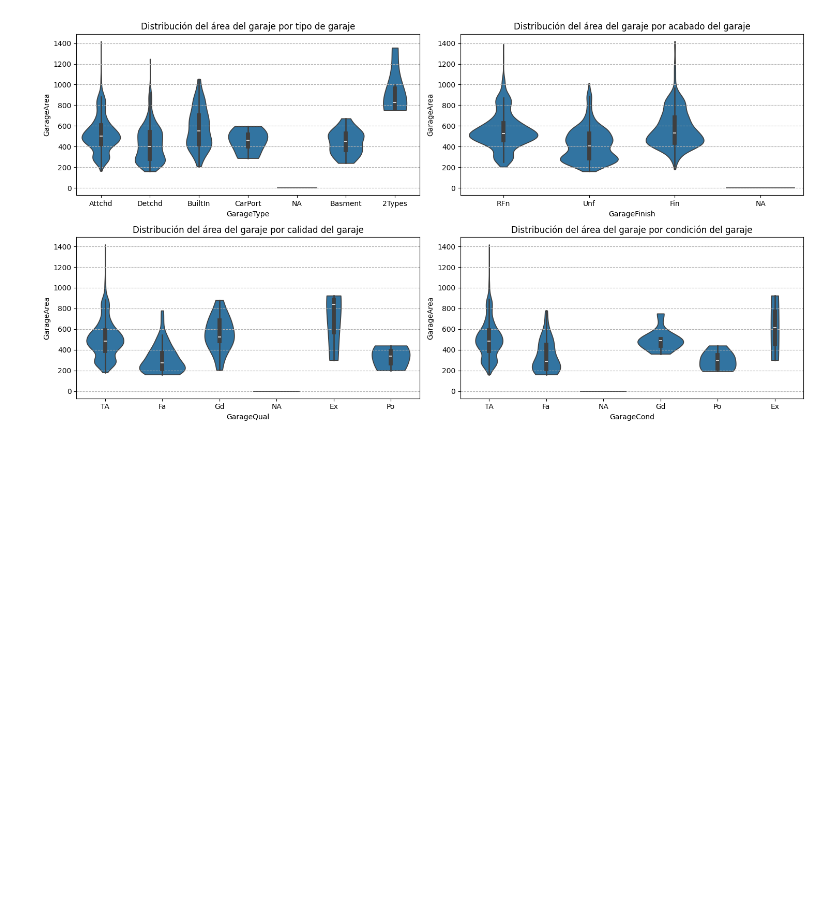
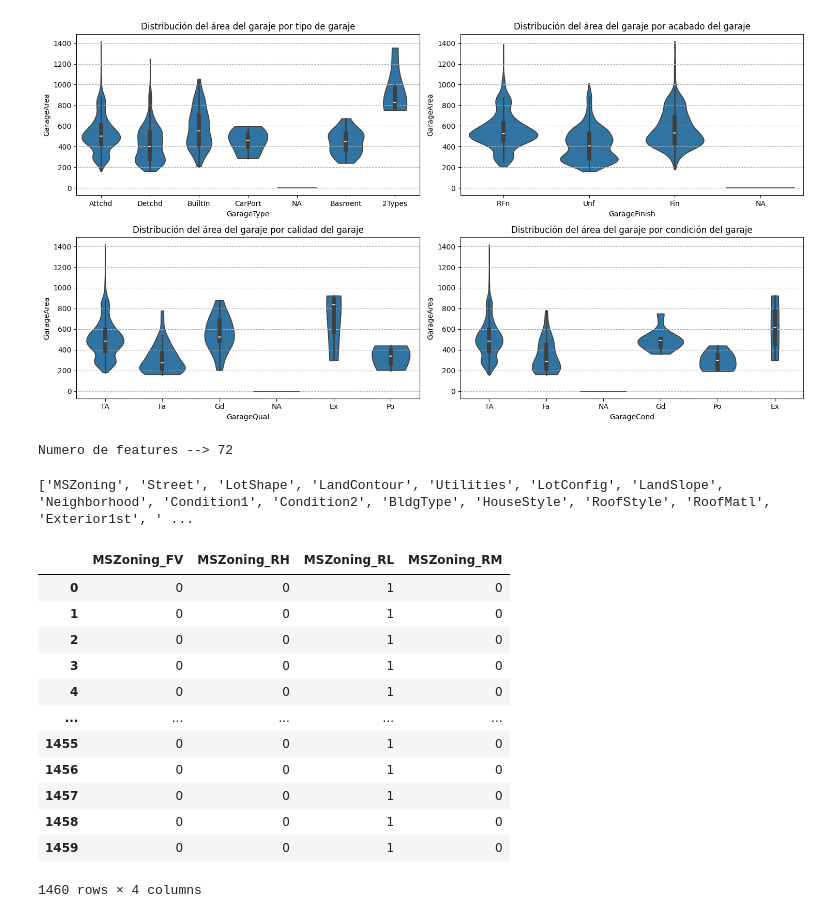
Before and after one commit to Albe036/ML-house-prices, a Jupyter notebook: notebooks/eda_01.ipynb, the cells around one changed output. Cells and saved outputs as stored; diff of their text form; code cells hidden in the pictures; blank space fills up the shorter version.

Commit message:
Manejo de feature categorica MSZoning

```diff
--- a/notebooks/eda_01.ipynb
+++ b/notebooks/eda_01.ipynb
@@ -9,6 +9,7 @@ sys.path.append(os.path.abspath(os.path.join(os.getcwd(), '..')))
 # %%
 df_train_raw = pd.read_csv('../data/raw/train.csv').drop('Id', axis=1)
 df_train = df_train_raw.copy()
-print(f'start dimentions --> {df_train_raw.shape}')
+df_train = df_train.drop('SalePrice', axis=1)  # labels deleted
+print(f'start dimensions --> {df_train_raw.shape}')
 df_train_raw.head()
 # %% [output]
@@ -198,3 +199,31 @@ axisCond.grid(axis='y', linestyle='--');
 plt.tight_layout()
 # %% [output]
 [figure]
+# %%
+#Feature engineering
+print(f'Numero de features --> {len(df_train.columns)}')
+numeric_features = df_train.select_dtypes(include=[np.number]).columns.tolist()
+categorical_features = df_train.select_dtypes(include=[object]).columns.tolist()
+# %% [output]
+Numero de features --> 72
+# %%
+#Feature engineering (Categorical)
+#Considerar valores categoricos de MSZoning que no tienen ejemplos en el set de entrenamiento
+print(categorical_features)
+one_hot_mszoning = pd.get_dummies(df_train['MSZoning'], prefix='MSZoning', drop_first=True, dtype=int)
+one_hot_mszoning
+# %% [output]
+['MSZoning', 'Street', 'LotShape', 'LandContour', 'Utilities', 'LotConfig', 'LandSlope', 'Neighborhood', 'Condition1', 'Condition2', 'BldgType', 'HouseStyle', 'RoofStyle', 'RoofMatl', 'Exterior1st', ' ...
+|  | MSZoning_FV | MSZoning_RH | MSZoning_RL | MSZoning_RM |
+| 0 | 0 | 0 | 1 | 0 |
+| 1 | 0 | 0 | 1 | 0 |
+| 2 | 0 | 0 | 1 | 0 |
+| 3 | 0 | 0 | 1 | 0 |
+| 4 | 0 | 0 | 1 | 0 |
+| ... | ... | ... | ... | ... |
+| 1455 | 0 | 0 | 1 | 0 |
+| 1456 | 0 | 0 | 1 | 0 |
+| 1457 | 0 | 0 | 1 | 0 |
+| 1458 | 0 | 0 | 1 | 0 |
+| 1459 | 0 | 0 | 1 | 0 |
+1460 rows × 4 columns
```
Also changed, not shown: parts of 2 cells of this notebook.
